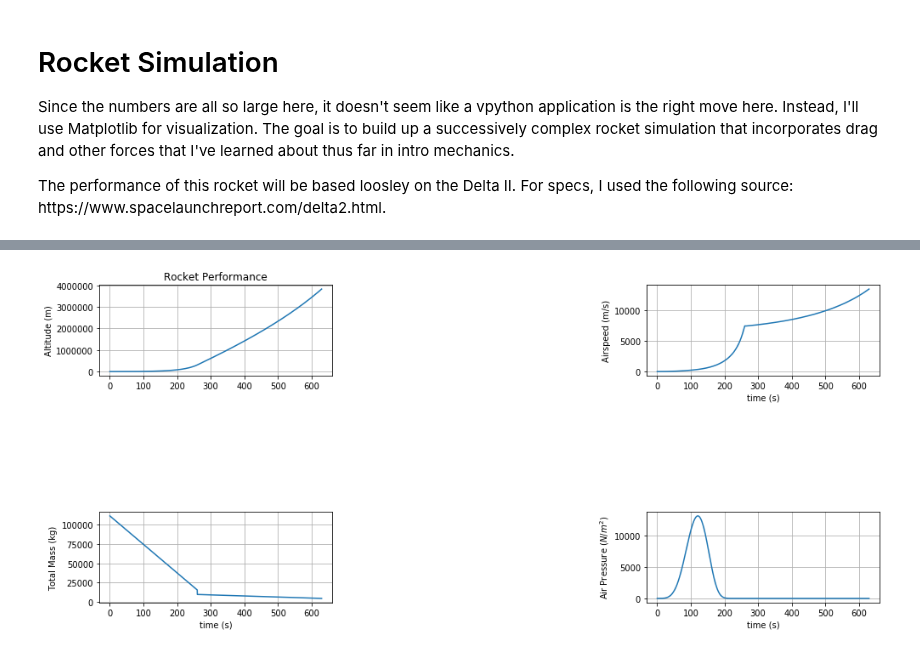
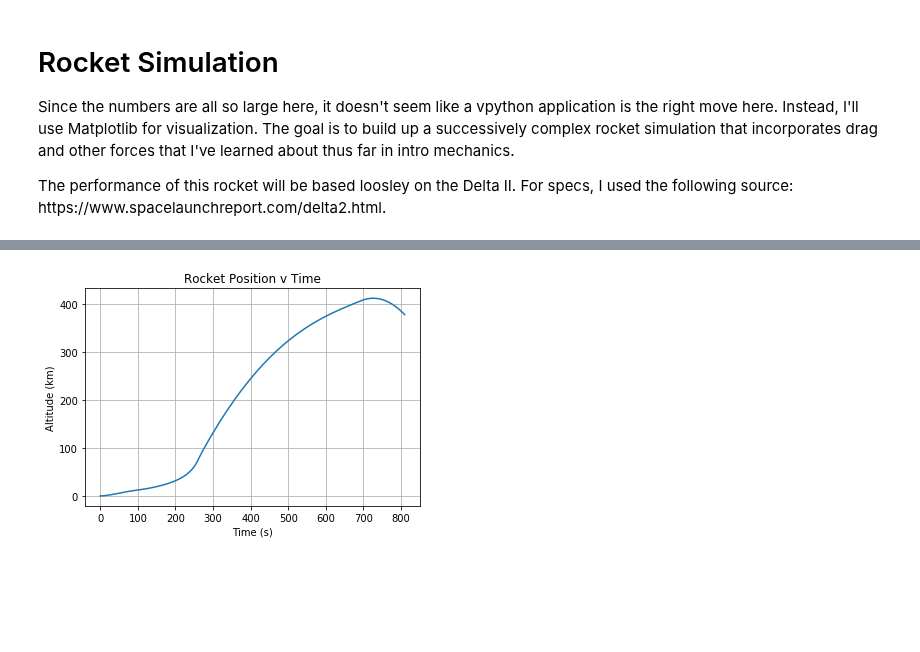
Before and after one commit to PSR193721/Delta2Simulator, a Jupyter notebook: rocket.ipynb, the cells around one changed output, grey strips where cells are left out. Saved outputs shown, nothing was run; the diff lists cells and outputs as text; code cells hidden in the pictures; blank space fills up the shorter version.

Commit message:
Rocket Updates
Added SRBs and added the ability to jettison srbs.

```diff
--- a/rocket.ipynb
+++ b/rocket.ipynb
@@ -34,11 +36,22 @@ def atmo_pressure(altitude):
 
 # Create a rocket
 deltaII = Rocket(pos=Vector(0,0,0), coeff_drag=0.82, cross_sec_area=np.pi*1.5**2)
-main_stage = Stage({"dry_mass": 5.680E3, "fuel_mass": 9.6120E4, "max_thrust_mag": 1.10E6, "max_dmdt": 368.98}) #8.89659E5
-second_stage = Stage({"dry_mass": 950.0, "fuel_mass": 6000.0, "max_thrust_mag": 4.3640E4, "max_dmdt": 13.9})
+# rocket stages
+main_stage = Stage({"dry_mass": 5.680E3, "fuel_mass": 9.6120E4, "max_thrust_mag": 1.10E6, "max_dmdt": 368.98, "length": 26.1}) #8.89659E5
+second_stage = Stage({"dry_mass": 950.0, "fuel_mass": 6000.0, "max_thrust_mag": 4.3640E4, "max_dmdt": 13.9, "length": 6})
 deltaII.add_stage(main_stage)
 deltaII.add_stage(second_stage)
-payload = Payload(mass=2800.0)
+# SRBs
+srb1 = Stage({"dry_mass": 1310.0, "fuel_mass": 11770.0, "max_thrust_mag": 4.46006E5, "max_dmdt": 185.9, "length": 13.1})
+srb2 = Stage({"dry_mass": 1310.0, "fuel_mass": 11770.0, "max_thrust_mag": 4.46006E5, "max_dmdt": 185.9, "length": 13.1})
+srb3 = Stage({"dry_mass": 1310.0, "fuel_mass": 11770.0, "max_thrust_mag": 4.46006E5, "max_dmdt": 185.9, "length": 13.1})
+srb4 = Stage({"dry_mass": 1310.0, "fuel_mass": 11770.0, "max_thrust_mag": 4.46006E5, "max_dmdt": 185.9, "length": 13.1})
+deltaII.add_srb(srb1)
+deltaII.add_srb(srb2)
+deltaII.add_srb(srb3)
+deltaII.add_srb(srb4)
+# payload
+payload = Payload(mass=3680.0, length=8.49)
 deltaII.add_payload(payload)
 
 print(deltaII)
@@ -49,15 +62,21 @@ with open('flt-plan.json') as f:
 
 total_data_points = 0
 
-if len(flt_plan) > 0:
+# EOM command should always be the last record in the flight plan. Read the time for EOM and use that to compute the size of our telemetry arrays.
+try:
     cmd = flt_plan[-1]
     try:
         total_data_points = int(float(next(iter(cmd)))) * 10
         print(total_data_points)
     except:
         raise ValueError
+except:
+    print("The flight plan is empty.")
+    raise NoFlightPlanError
 
-# data collection variables
+total_data_points
+
+# telemetry arrays
 idx = 0
 data_point_counter = 0
 data_time = np.zeros(total_data_points)
@@ -65,6 +84,7 @@ data_altitude = np.zeros(total_data_points)
 data_velocity = np.zeros(total_data_points)
 data_mass = np.zeros(total_data_points)
 data_pressure = np.zeros(total_data_points)
+data_thrustweight = np.zeros(total_data_points)
 
 def check_flt_plan(time):
     global flt_plan, EOM
@@ -80,12 +100,26 @@ def check_flt_plan(time):
             print(cmd) # TODO: remove this statement once all flt plan commands are debugged.
             if cmd.get("throttle", None) is not None:
                 deltaII.adjust_throttle(cmd["throttle"])
+            if cmd.get("ignite_srbs", None) is not None:
+                deltaII.ignite_srbs()
             if cmd.get("separate", None) is not None:
                 deltaII.separate_active_stage()
+            if cmd.get("separate_srbs", None) is not None:
+                deltaII.separate_srbs()
             if cmd.get("EOM", None) is not None:
                 EOM = True
             # print command summary
             print("Summary: {:}".format(cmd.get("summary", "None")))
+
+def compute_drag_force(velocity):
+    global deltaII
+
+    drag_pow = 2.72
+    speed = velocity.mag()
+    altitude = deltaII.pos.y
+    atmo_coeff = 50000/(altitude + 1)
+
+    return -1/2*deltaII.coeff_drag*deltaII.cross_sec_area*rho_air(altitude)*speed**drag_pow*velocity.hat()
 
 EOM = False
 while not EOM:
@@ -98,11 +132,11 @@ while not EOM:
     velocity = deltaII.momentum/deltaII.get_total_mass()
 
     if velocity.mag() > 0:
-        Fdrag = -1/2*deltaII.coeff_drag*deltaII.cross_sec_area*rho_air(deltaII.pos.y)*velocity.mag()**2*velocity.hat()
+        Fdrag = compute_drag_force(velocity)
     else:
         Fdrag = Vector(0,0,0)
 
-    Fnet = deltaII.get_active_stage_thrust() + Fgrav + Fdrag
+    Fnet = deltaII.get_total_thrust() + Fgrav + Fdrag
 
     # update the rocket's momentum
     deltaII.momentum = deltaII.momentum + Fnet*dt
@@ -118,42 +152,52 @@ while not EOM:
         data_altitude[idx] = deltaII.pos.y
         data_velocity[idx] = (deltaII.momentum/deltaII.get_total_mass()).mag()
         data_mass[idx] = deltaII.get_total_mass()
-        data_pressure[idx] = Fdrag.mag()/deltaII.cross_sec_area
+        data_pressure[idx] = atmo_pressure(deltaII.pos.y) + Fdrag.mag()/deltaII.cross_sec_area
+        data_thrustweight[idx] = deltaII.get_total_thrust().mag()/Fgrav.mag()
         idx += 1
 
     data_point_counter += 1
     t += dt
 
-    if t > 800.0:
-        EOM = True
+@ticker.FuncFormatter
+def major_formatter(x, pos):
+    return "[%.2f]" % x
 
-plt.figure(figsize=(15, 15))
+ax = plt.axes()
+#ax.yaxis.set_major_formatter(major_formatter)
+plt.plot(data_time, data_altitude/1000)
+plt.title('Rocket Position v Time')
+plt.xlabel('Time (s)')
+plt.ylabel('Altitude (km)')
+plt.grid(True)
+plt.show()
 
-plt.subplot(4, 2, 1)
-plt.plot(data_time, data_altitude)
-plt.title('Rocket Performance')
-plt.ylabel('Altitude (m)')
+plt.title('Air Speed v Time')
+plt.plot(data_time, data_velocity)
+plt.xlabel('Time (s)')
+plt.ylabel('Air speed (m/s)')
 plt.grid(True)
+plt.show()
 
-plt.subplot(4, 2, 2)
-plt.plot(data_time, data_velocity)
-plt.xlabel('time (s)')
-plt.ylabel('Airspeed (m/s)')
-plt.grid(True)
-
-plt.subplot(4, 2, 3)
+plt.title('Rocket Mass v Time')
 plt.plot(data_time, data_mass)
-plt.xlabel('time (s)')
+plt.xlabel('Time (s)')
 plt.ylabel('Total Mass (kg)')
 plt.grid(True)
+plt.show()
 
-plt.subplot(4, 2, 4)
+plt.title('Air Pressure v Time')
 plt.plot(data_time, data_pressure)
-plt.xlabel('time (s)')
+plt.xlabel('Time (s)')
 plt.ylabel('Air Pressure ($N/m^2$)')
 plt.grid(True)
+plt.show()
 
-plt.subplots_adjust(top=0.92, bottom=0.08, left=0.10, right=0.95, hspace=1.5, wspace=1.35)
+plt.title('Thrust to Weight v Time')
+plt.plot(data_time, data_thrustweight)
+plt.xlabel('Time (s)')
+plt.ylabel('Thrust to Weight')
+plt.grid(True)
 plt.show()
 
 max_Q = np.amax(data_pressure)
@@ -176,4 +220,4 @@ Summary: Second stage cut-off.
 {'cmds': [{'EOM': True, 'summary': 'End of mission.'}]}
 {'EOM': True, 'summary': 'End of mission.'}
 Summary: End of mission.
-[figure, old version]
+[figure, new version]
```
Also changed, not shown: parts of 2 cells of this notebook, 2 other files.
